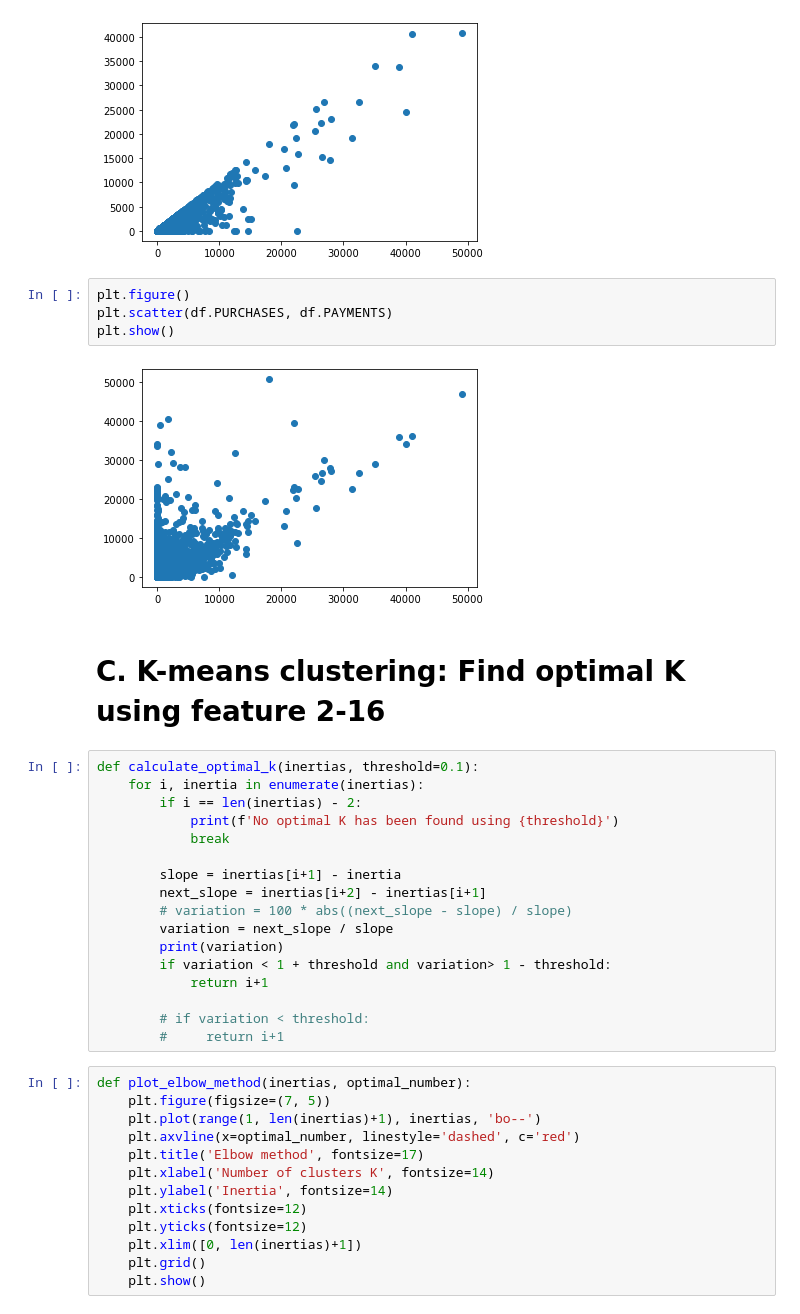
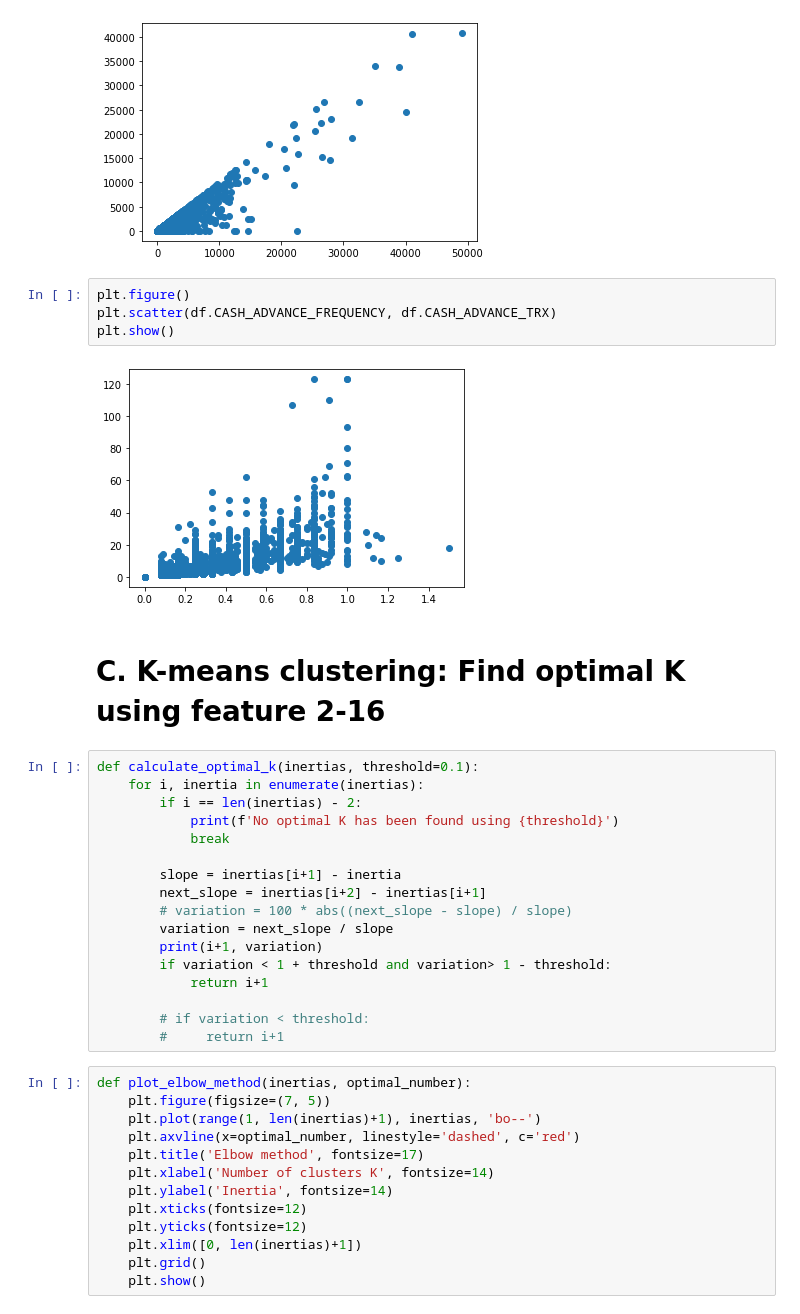
Before and after one commit to cristhianroman667/csce633_hw04, a Jupyter notebook: roman_cristhian_hw4_csce633.ipynb, the cells around one changed output. Saved outputs shown, nothing was run; the diff lists cells and outputs as text.

```diff
--- a/roman_cristhian_hw4_csce633.ipynb
+++ b/roman_cristhian_hw4_csce633.ipynb
@@ -137,10 +158,10 @@ plt.show()
 [figure]
 # %%
 plt.figure()
-plt.scatter(df.PURCHASES, df.PAYMENTS)
+plt.scatter(df.CASH_ADVANCE_FREQUENCY, df.CASH_ADVANCE_TRX)
 plt.show()
 # %% [output]
-[figure, old version]
+[figure, new version]
 # %% [markdown]
 # C. K-means clustering: Find optimal K using feature 2-16
 # %%
@@ -154,7 +175,7 @@ def calculate_optimal_k(inertias, threshold=0.1):
         next_slope = inertias[i+2] - inertias[i+1]
         # variation = 100 * abs((next_slope - slope) / slope)
         variation = next_slope / slope
-        print(variation)
+        print(i+1, variation)
         if variation < 1 + threshold and variation> 1 - threshold:
             return i+1
 
```
Also changed, not shown: parts of 99 cells of this notebook.
